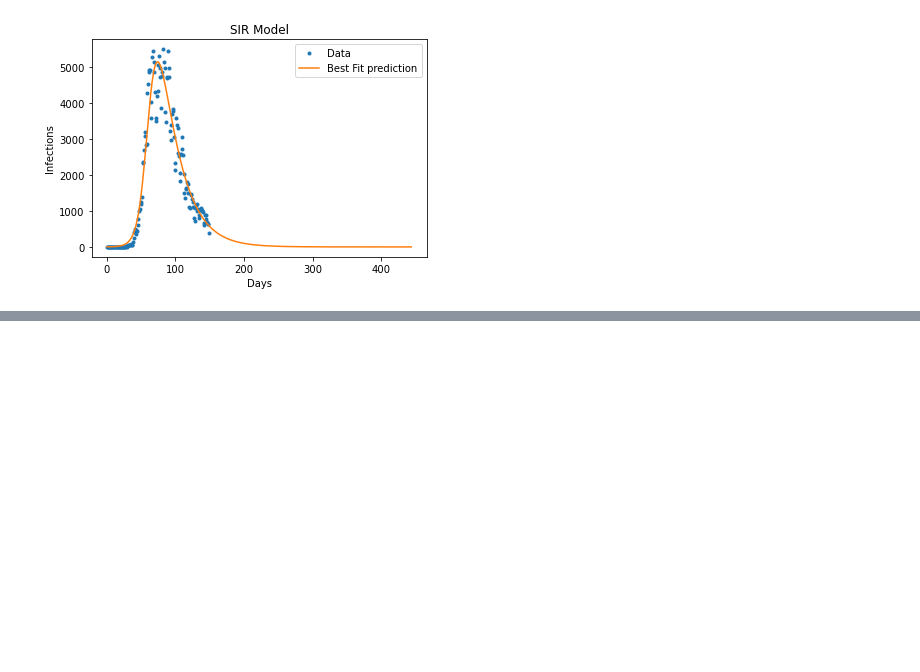
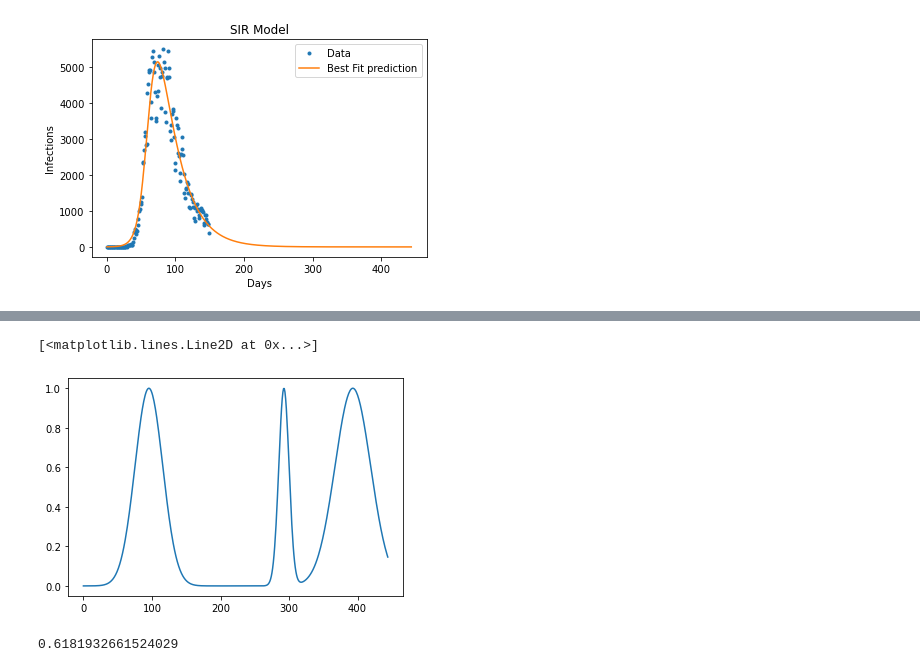
Before and after one commit to Pablo-Lemos/covid_mcmc, a Jupyter notebook: notebooks/plot_chains.ipynb, the cells around one changed output, grey strips where cells are left out. Saved outputs shown, nothing was run; the diff lists cells and outputs as text; code cells hidden in the pictures; blank space fills up the shorter version.

```diff
--- a/notebooks/plot_chains.ipynb
+++ b/notebooks/plot_chains.ipynb
@@ -163,0 +190,15 @@ plt.legend()
+# %%
+def qt(t):
+    return 1*(np.exp(-(t-95.5)**2/2./(40.5/2)**2) + np.exp(-(t-292.5)**2/2./(15/2)**2) + np.exp(-(t-393)**2/2./(52/2)**2))
+# %%
+t = np.arange(445)
+qqq = qt(t)
+# %%
+plt.plot(t, qqq)
+# %% [output]
+[<matplotlib.lines.Line2D at 0x...>]
+[figure, added]
+# %%
+qqq
+# %% [output]
+0.6181932661524029
```
Also changed, not shown: parts of 14 cells of this notebook, 3 other files.
